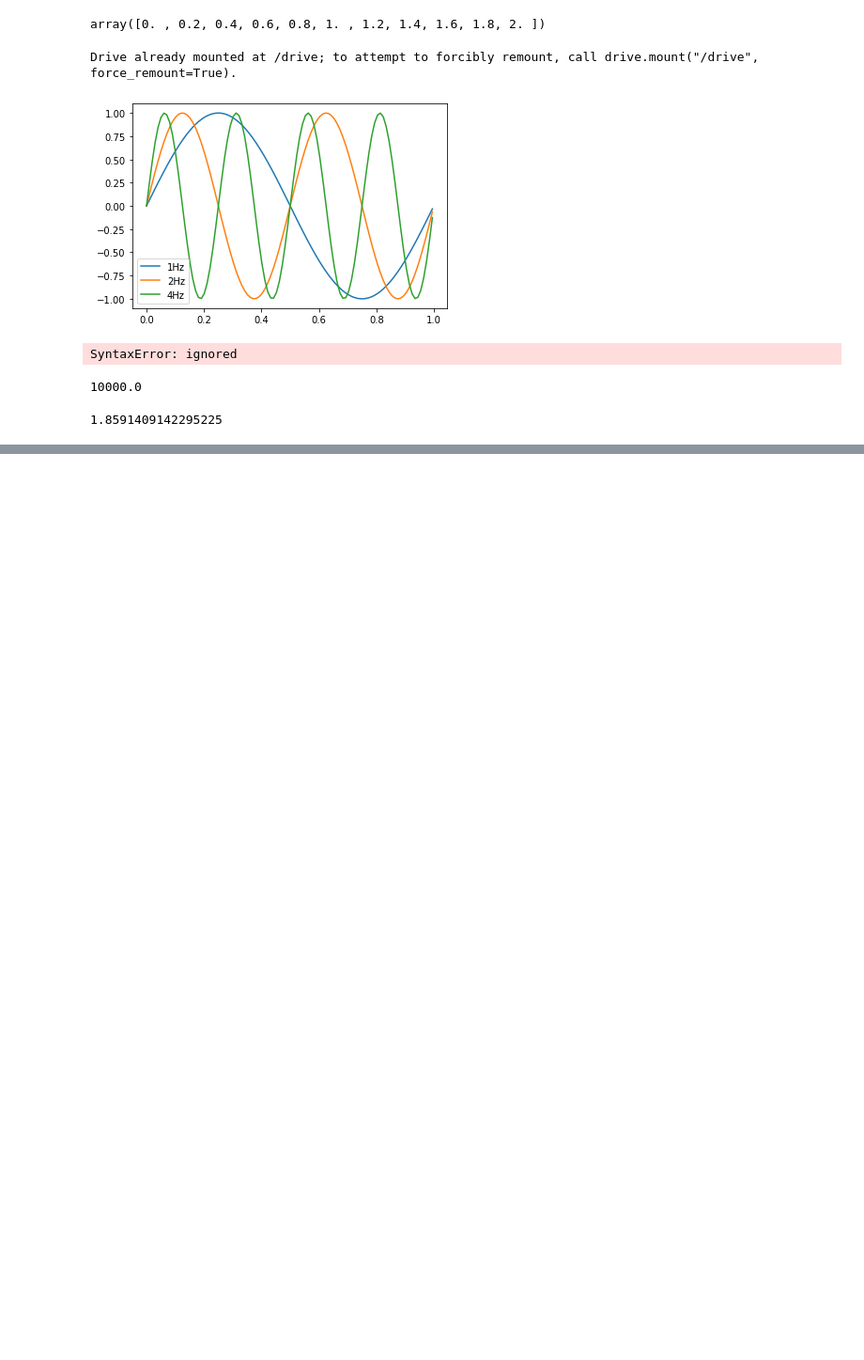
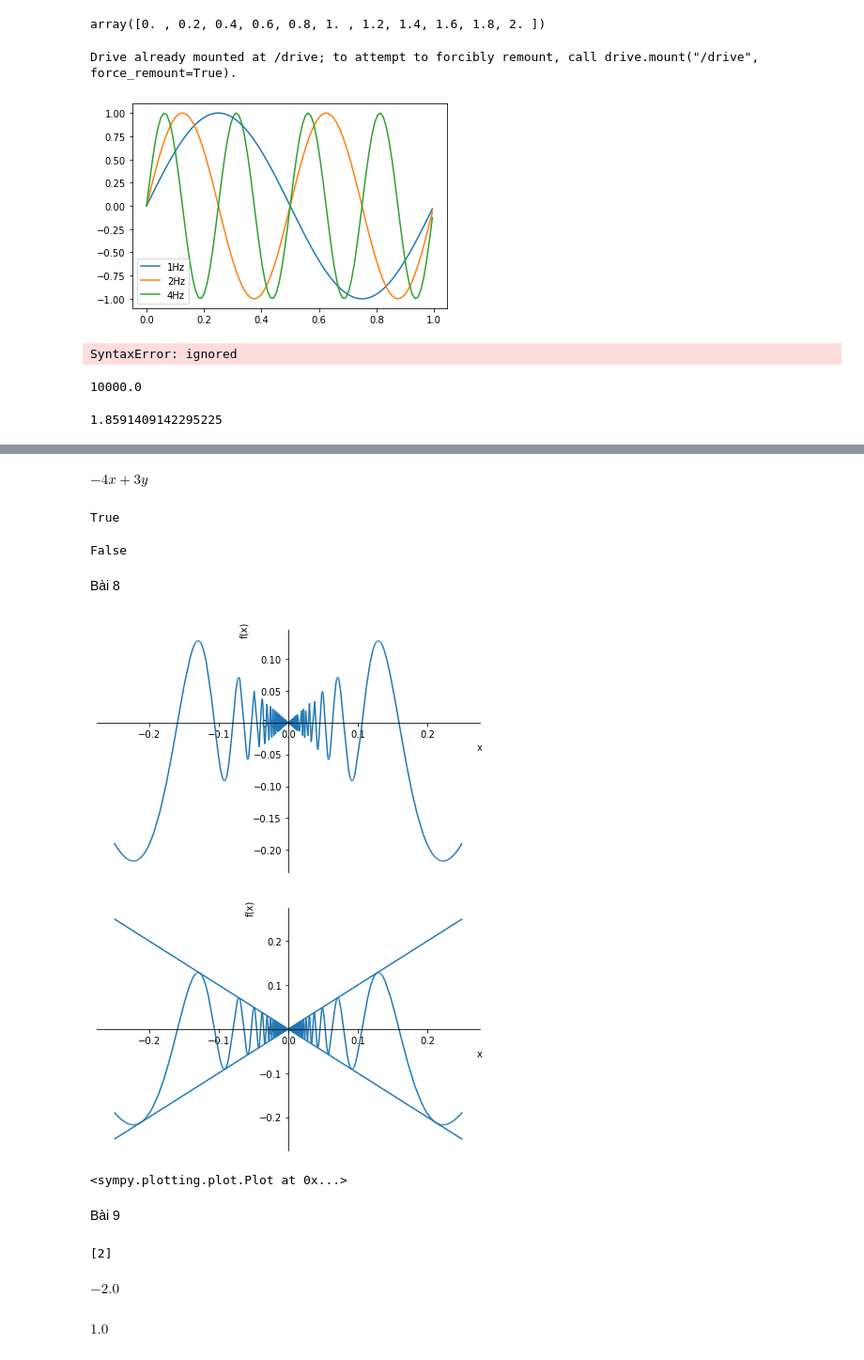
Before and after one commit to huynhhaioke20/THToanCaoCap, a Jupyter notebook: Baitaptonghop.ipynb, the cells around one changed output, grey strips where cells are left out. Shown at 94% size. Saved outputs shown, nothing was run; the diff lists cells and outputs as text; code cells hidden in the pictures; blank space fills up the shorter version.

```diff
--- a/Baitaptonghop.ipynb
+++ b/Baitaptonghop.ipynb
@@ -400,0 +568,17 @@ B=float(input)
+# %%
+# Lập và xem phương trình đường thẳng L1 đi qua 2 điểm P1 và P2:
+L1 = Line(P1, P2)
+L1.equation()
+# %% [output]
+$\displaystyle - 4 x + 3 y$
+# %%
+# Kiểm tính song song:
+L1.is_parallel(S1)
+# %% [output]
+True
+# %%
+L1.is_parallel(S2)
+# %% [output]
+False
+# %% [markdown]
+Bài 8
@@ -400,0 +587,37 @@ B=float(input)
+# %%
+from sympy import *
+x = Symbol('x')
+f = x * sin(1/x)
+c = Symbol('c')
+delta = Symbol('delta')
+c = 0
+delta = 1/4
+sympy.plot(f,(x, c - delta, c + delta))
+sympy.plot(f, abs(x), -abs(x),(x, c-delta, c + delta))
+# %% [output]
+[figure, added]
+[figure, added]
+<sympy.plotting.plot.Plot at 0x...>
+# %% [markdown]
+Bài 9
+# %%
+from sympy import Symbol, solve, Derivative
+x = Symbol('x')
+f = -x**2+4*x-3
+d1=Derivative(f, x).doit()
+cuctri = solve(d1)
+cuctri
+# %% [output]
+[2]
+# %%
+A = cuctri[0]
+d2 = Derivative(d1, x).doit()
+d2.subs({x:A}).evalf()
+# %% [output]
+$\displaystyle -2.0$
+# %%
+x_min=0
+x_max=4
+f.subs({x:A}).evalf()
+# %% [output]
+$\displaystyle 1.0$
```
Also changed, not shown: parts of 97 cells of this notebook.
